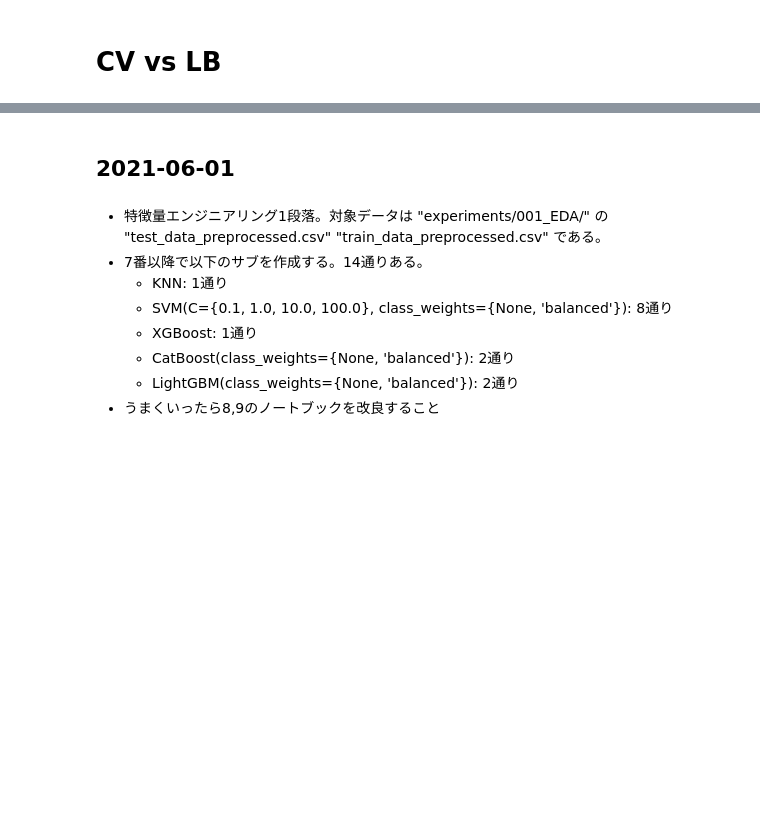
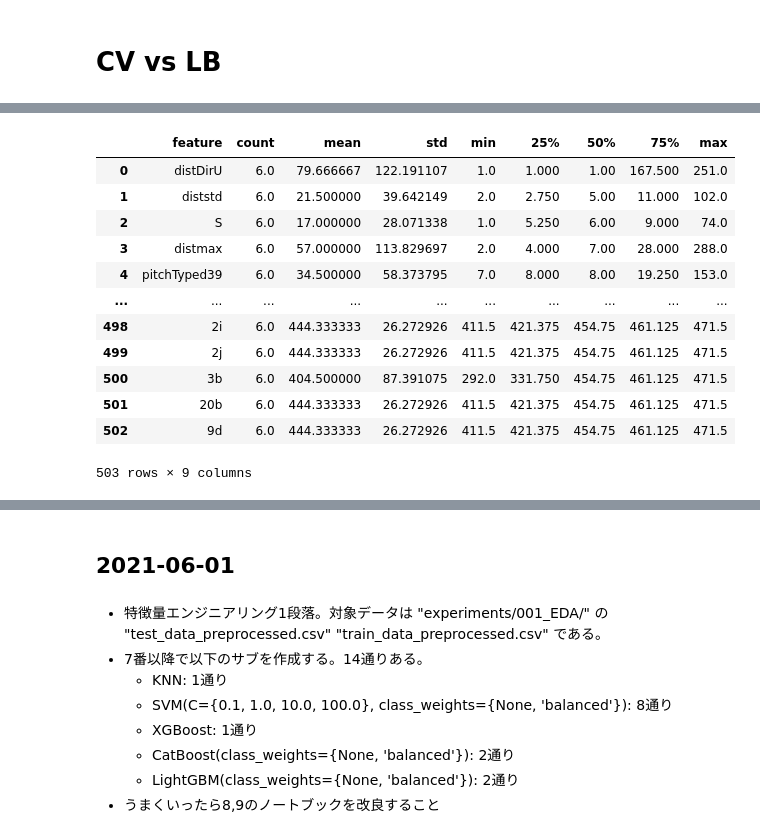
Before and after one commit to Quvotha/probspace-npb, a Jupyter notebook: experiments/Note.ipynb, the cells around one changed output, grey strips where cells are left out. Drawn from its saved outputs; the diff is of its cells as text; code cells hidden in the pictures; blank space fills up the shorter version.

```diff
--- a/experiments/Note.ipynb
+++ b/experiments/Note.ipynb
@@ -58,0 +119,16 @@ sns.despine()
+# %%
+imp_df.groupby('feature').importanceRank.describe().sort_values('50%').reset_index()
+# %% [output]
+|  | feature | count | mean | std | min | 25% | 50% | 75% | max |
+| 0 | distDirU | 6.0 | 79.666667 | 122.191107 | 1.0 | 1.000 | 1.00 | 167.500 | 251.0 |
+| 1 | diststd | 6.0 | 21.500000 | 39.642149 | 2.0 | 2.750 | 5.00 | 11.000 | 102.0 |
+| 2 | S | 6.0 | 17.000000 | 28.071338 | 1.0 | 5.250 | 6.00 | 9.000 | 74.0 |
+| 3 | distmax | 6.0 | 57.000000 | 113.829697 | 2.0 | 4.000 | 7.00 | 28.000 | 288.0 |
+| 4 | pitchTyped39 | 6.0 | 34.500000 | 58.373795 | 7.0 | 8.000 | 8.00 | 19.250 | 153.0 |
+| ... | ... | ... | ... | ... | ... | ... | ... | ... | ... |
+| 498 | 2i | 6.0 | 444.333333 | 26.272926 | 411.5 | 421.375 | 454.75 | 461.125 | 471.5 |
+| 499 | 2j | 6.0 | 444.333333 | 26.272926 | 411.5 | 421.375 | 454.75 | 461.125 | 471.5 |
+| 500 | 3b | 6.0 | 404.500000 | 87.391075 | 292.0 | 331.750 | 454.75 | 461.125 | 471.5 |
+| 501 | 20b | 6.0 | 444.333333 | 26.272926 | 411.5 | 421.375 | 454.75 | 461.125 | 471.5 |
+| 502 | 9d | 6.0 | 444.333333 | 26.272926 | 411.5 | 421.375 | 454.75 | 461.125 | 471.5 |
+503 rows × 9 columns
```
Also changed, not shown: parts of 12 cells of this notebook, 1 other file.
